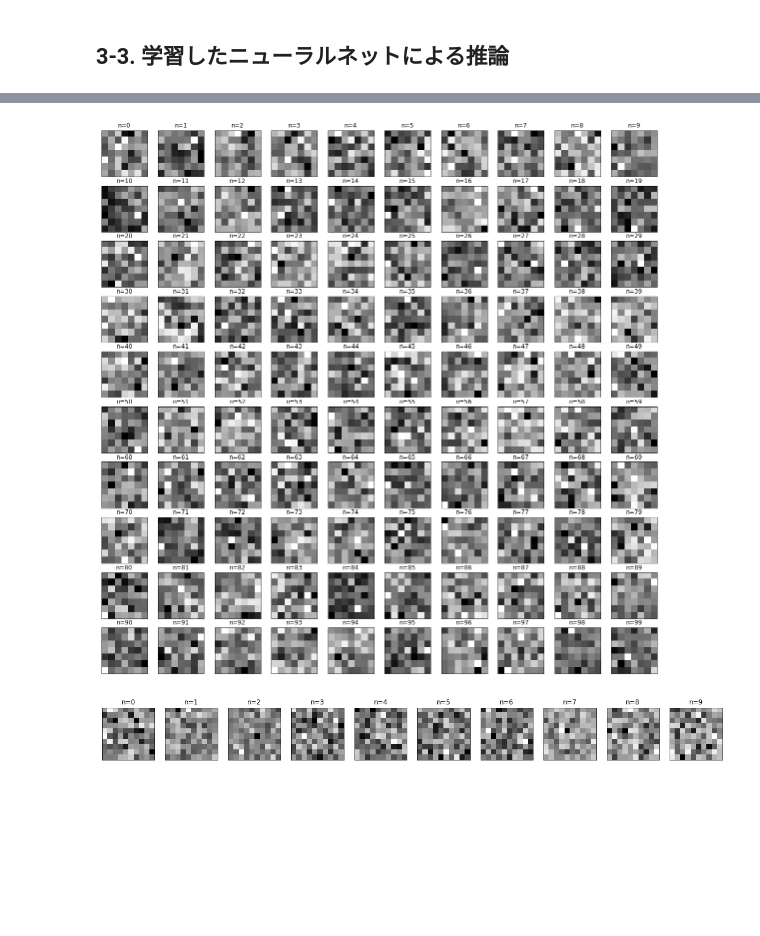
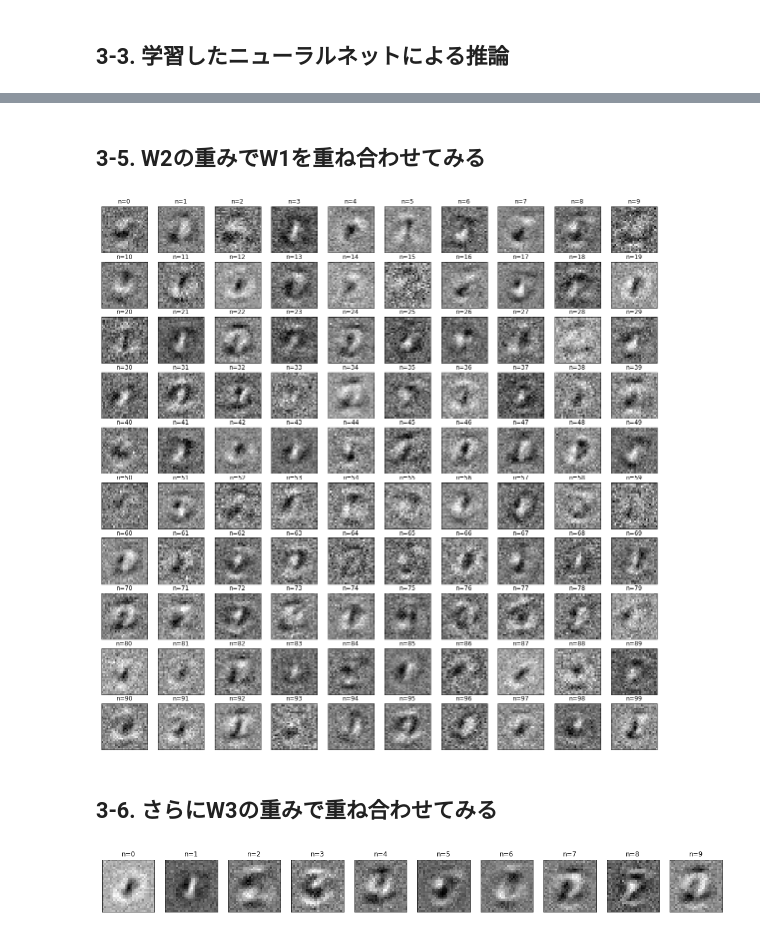
Before and after one commit to yoshihiroo/programming-workshop, a Jupyter notebook: deep_learning_jupyter/file3_gakusyu.ipynb, the cells around one changed output, grey strips where cells are left out. Drawn from its saved outputs; the diff is of its cells as text; code cells hidden in the pictures; blank space fills up the shorter version.

```diff
--- a/deep_learning_jupyter/file3_gakusyu.ipynb
+++ b/deep_learning_jupyter/file3_gakusyu.ipynb
@@ -127,23 +130,34 @@ plt.show()
+# %% [markdown]
+## 3-5. W2の重みでW1を重ね合わせてみる
 # %%
-# W2の各列の要素を7x7に図示
+W1w = np.zeros((100,784))
+for j in range(100):
+    for i in range(50):
+        W1w[j][:] += W1[i][:] * W2[j][i]
+
 fig = plt.figure(figsize=(20, 20))
-W2t = np.delete(W2, 0, 1) # 7x7にしたいので1行減らす
 for ittr in range(100):
     fig.add_subplot(10, 10 , ittr+1)
     plt.title("n={0}".format(ittr))
-    plt.imshow(np.array(W2t[ittr].reshape(7,7)),cmap='gray', aspect="equal")
+    plt.imshow(np.array(W1w[ittr].reshape(28,28)),cmap='gray', aspect="equal")
     plt.tick_params(labelbottom="off", bottom="off", labelleft="off", left="off")
 plt.show()
 # %% [output]
-[figure, old version]
+[figure, new version]
+# %% [markdown]
+## 3-6. さらにW3の重みで重ね合わせてみる
 # %%
-# W3の各列の要素を10x10に図示
-fig = plt.figure(figsize=(20, 5))
+W2w = np.zeros((10,784))
+for j in range(10):
+    for i in range(100):
+        W2w[j][:] += W1w[i][:] * W3[j][i]
+
+fig = plt.figure(figsize=(20, 2))
 for ittr in range(10):
     fig.add_subplot(1, 10 , ittr+1)
     plt.title("n={0}".format(ittr))
-    plt.imshow(np.array(W3[ittr].reshape(10,10)),cmap='gray', aspect="equal")
+    plt.imshow(np.array(W2w[ittr].reshape(28,28)),cmap='gray', aspect="equal")
     plt.tick_params(labelbottom="off", bottom="off", labelleft="off", left="off")
 plt.show()
 # %% [output]
-[figure, old version]
+[figure, new version]
```
Also changed, not shown: parts of 4 cells of this notebook.
